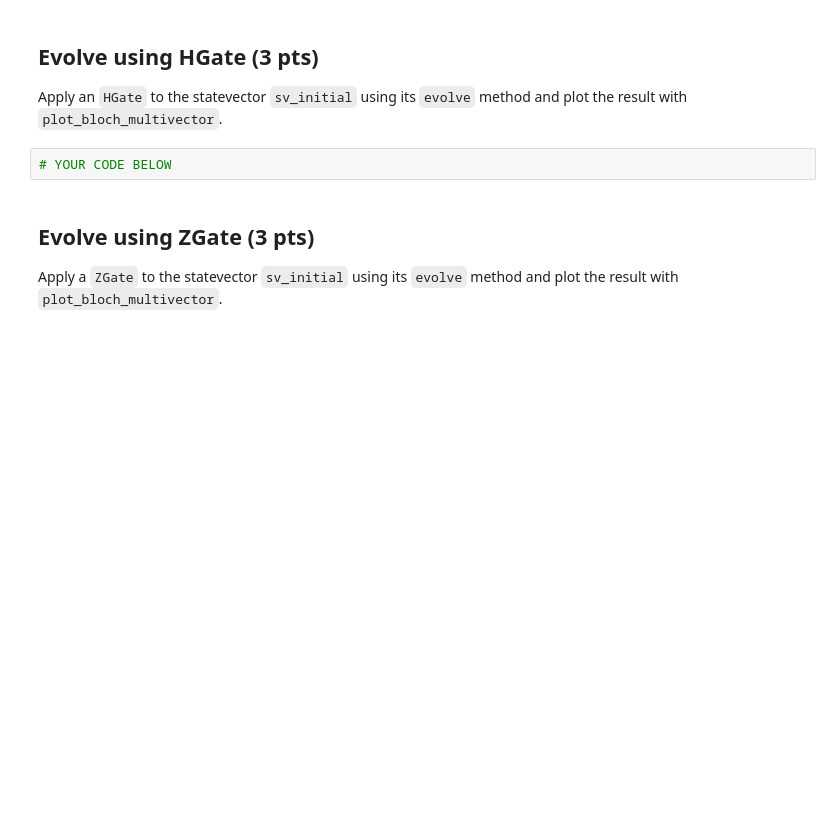
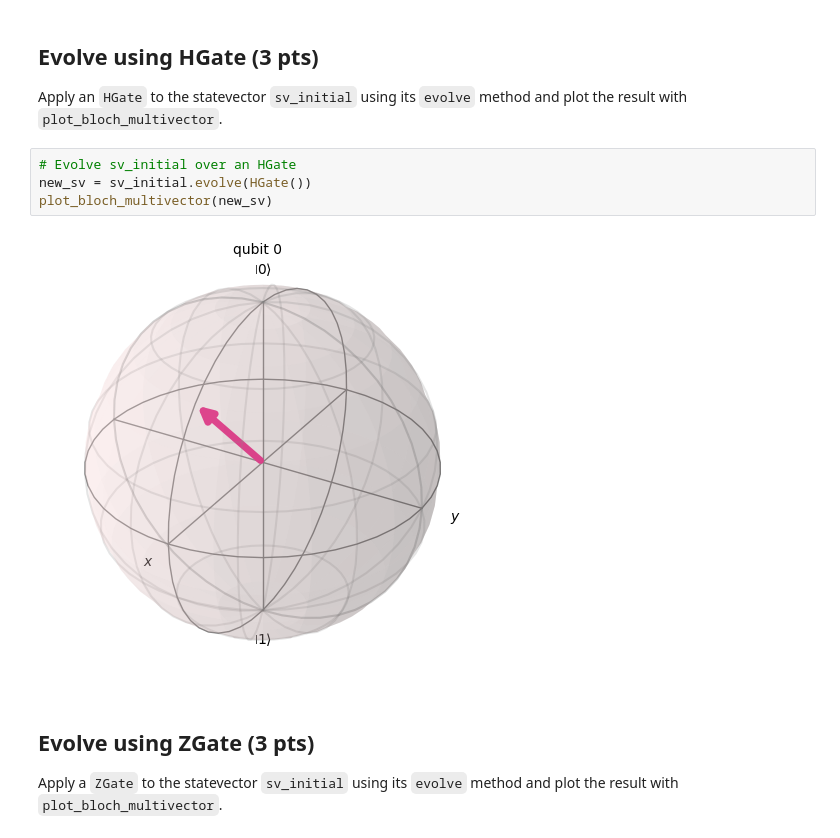
Before and after one commit to lilplatypus8/wsu-schoolwork, a Jupyter notebook: Spring-2026/Quantum-Gates-Homework/Quantum Gates Homework.ipynb, the cells around one changed output. Drawn from its saved outputs; the diff is of its cells as text; blank space fills up the shorter version.

```diff
--- a/Spring-2026/Quantum-Gates-Homework/Quantum Gates Homework.ipynb
+++ b/Spring-2026/Quantum-Gates-Homework/Quantum Gates Homework.ipynb
@@ -165,7 +168,11 @@ Apply an `XGate` to the statevector `sv_initial` using its `evolve` method and p
 ## Evolve using HGate (3 pts)
 Apply an `HGate` to the statevector `sv_initial` using its `evolve` method and plot the result with `plot_bloch_multivector`.
 # %%
-# YOUR CODE BELOW
+# Evolve sv_initial over an HGate
+new_sv = sv_initial.evolve(HGate())
+plot_bloch_multivector(new_sv)
+# %% [output]
+[figure, added]
 # %% [markdown]
 ## Evolve using ZGate (3 pts)
 Apply a `ZGate` to the statevector `sv_initial` using its `evolve` method and plot the result with `plot_bloch_multivector`.
```
Also changed, not shown: parts of 14 cells of this notebook.
